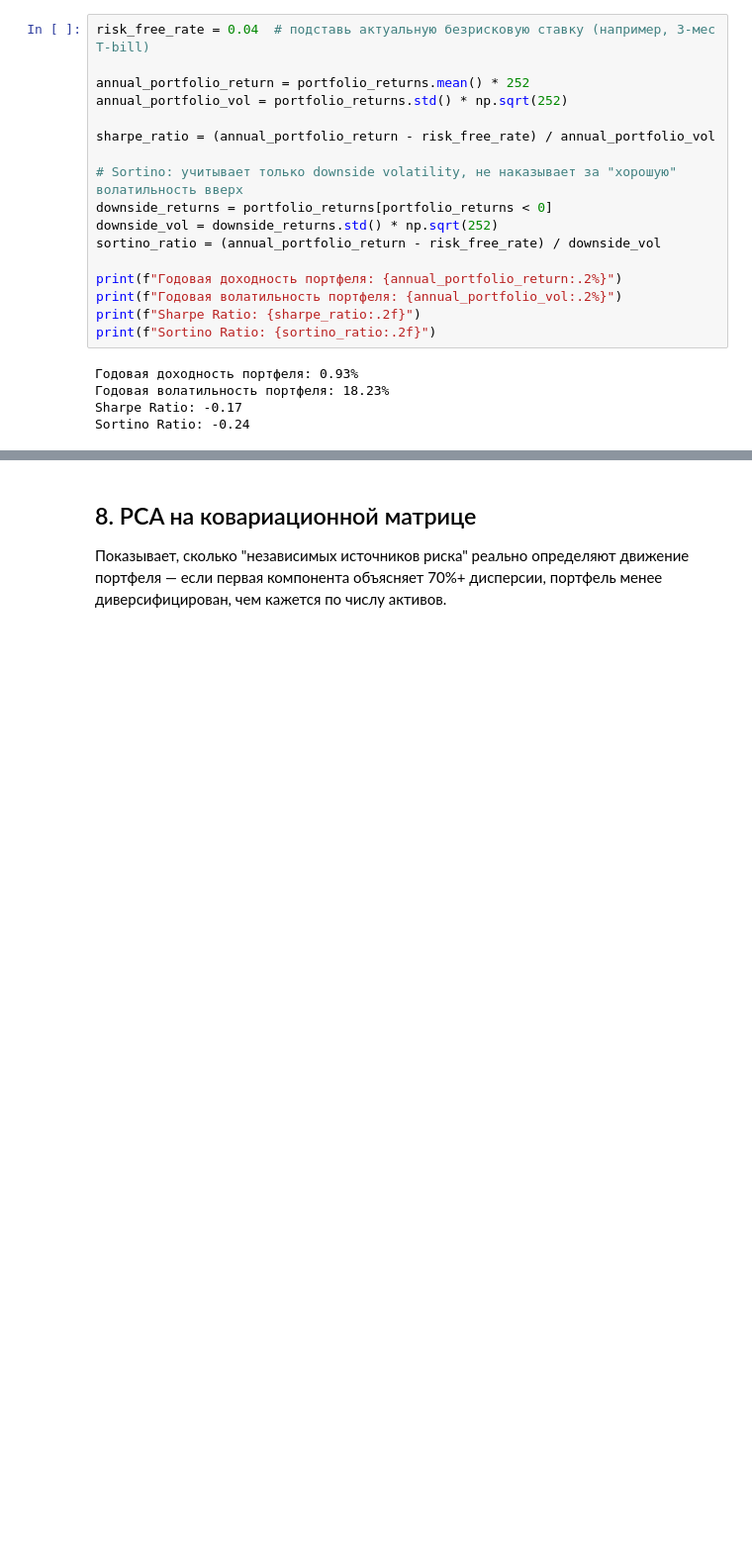
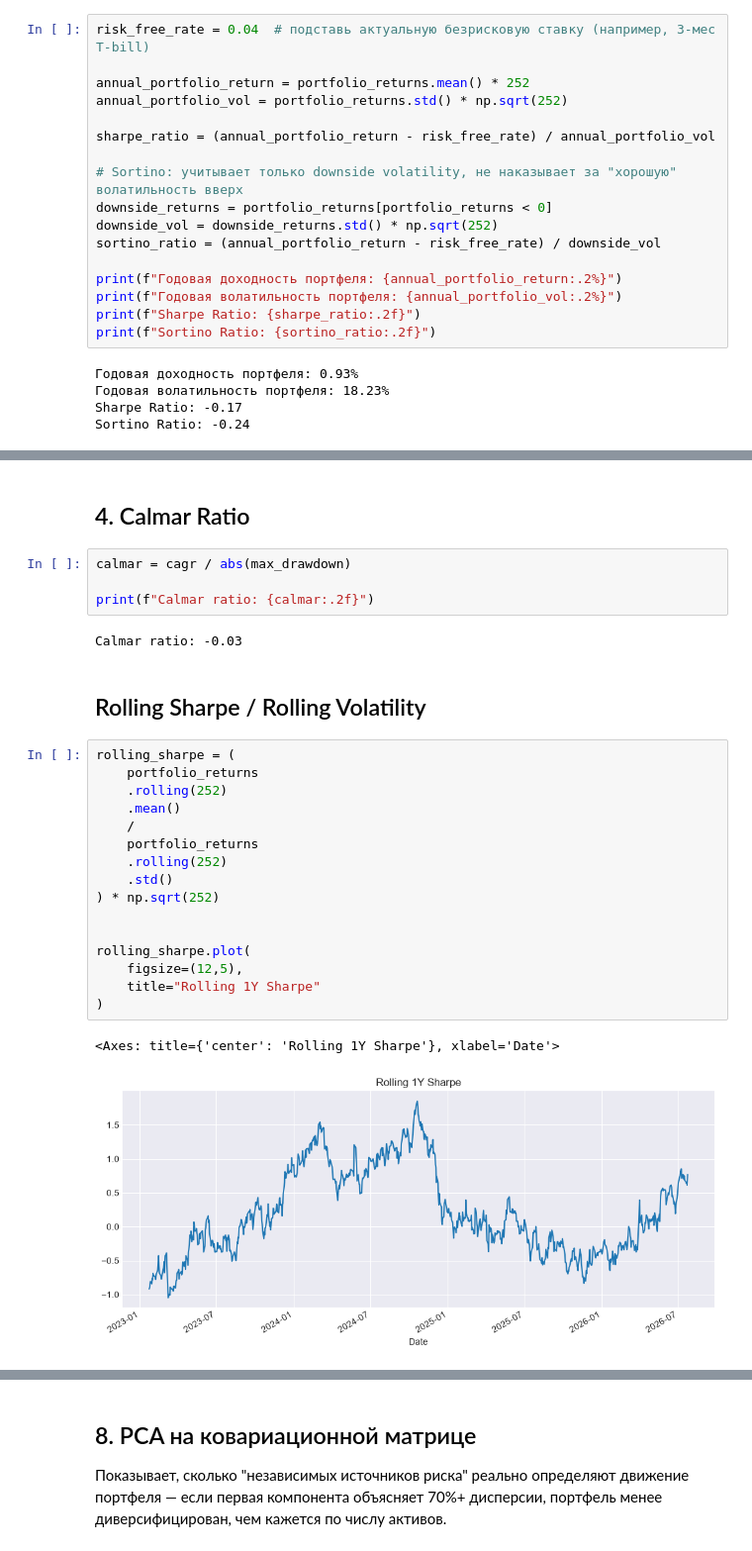
Before and after one commit to koss28/Portfolio_analysis, a Jupyter notebook: notebooks/portfolio risk analytics.ipynb, the cells around one changed output, grey strips where cells are left out. Shown at 99% size. Drawn from its saved outputs; the diff is of its cells as text; blank space fills up the shorter version.

```diff
--- a/notebooks/portfolio risk analytics.ipynb
+++ b/notebooks/portfolio risk analytics.ipynb
@@ -288,0 +469,29 @@ Sortino Ratio: -0.24
+# %% [markdown]
+## 4. Calmar Ratio
+# %%
+calmar = cagr / abs(max_drawdown)
+
+print(f"Calmar ratio: {calmar:.2f}")
+# %% [output]
+Calmar ratio: -0.03
+# %% [markdown]
+## Rolling Sharpe / Rolling Volatility
+# %%
+rolling_sharpe = (
+    portfolio_returns
+    .rolling(252)
+    .mean()
+    /
+    portfolio_returns
+    .rolling(252)
+    .std()
+) * np.sqrt(252)
+
+
+rolling_sharpe.plot(
+    figsize=(12,5),
+    title="Rolling 1Y Sharpe"
+)
+# %% [output]
+<Axes: title={'center': 'Rolling 1Y Sharpe'}, xlabel='Date'>
+[figure, added]
```
Also changed, not shown: parts of 32 cells of this notebook, 1 other file.
